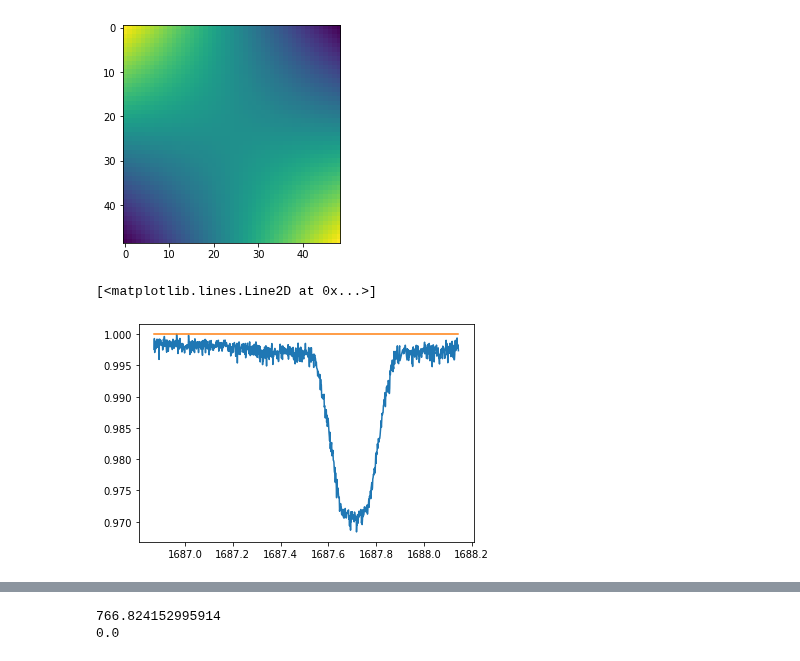
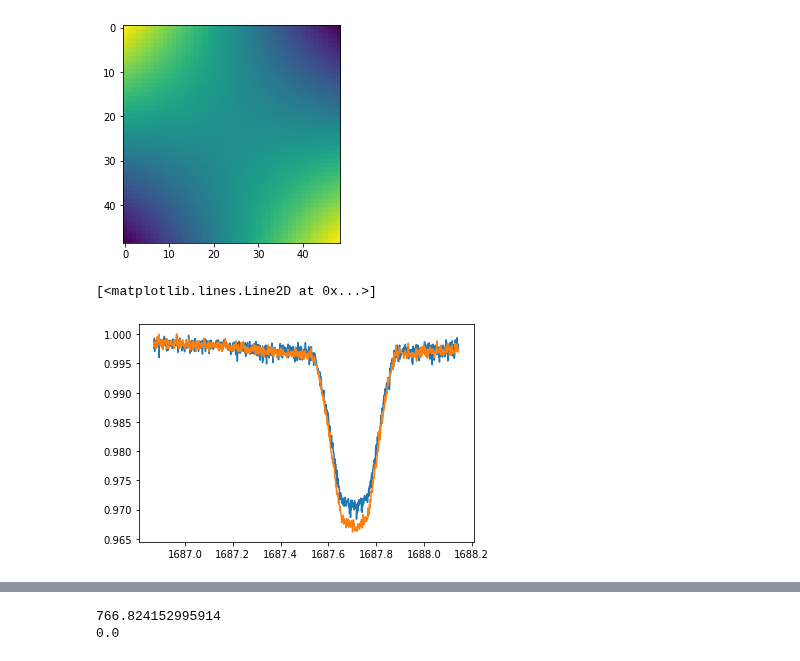
Before and after one commit to afeinstein20/eleanor, a Jupyter notebook: experiments/quick_psf_demo.ipynb, the cells around one changed output, grey strips where cells are left out. Cells and saved outputs as stored; diff of their text form; code cells hidden in the pictures.

```diff
--- a/experiments/quick_psf_demo.ipynb
+++ b/experiments/quick_psf_demo.ipynb
@@ -60,9 +45,9 @@ plt.imshow(zern.zernike(3).eval(session=sess) * (x ** 2 + y ** 2 < (s//2) ** 2))
 # %%
 time = sc.time[sq][start:end]
 photometry_flux = sc.to_lightcurve().flux[sq][start:end]
 plt.plot(time, photometry_flux / np.max(photometry_flux), label='aperture photometry')
-psf_flux = data.all_psf[:,0]
+psf_flux = np.sum(data.all_psf, axis=1)
 plt.plot(time, psf_flux[:end-start] / np.max(psf_flux[:end-start]))
 # %% [output]
 [<matplotlib.lines.Line2D at 0x...>]
-[figure, old version]
+[figure, new version]
```
Also changed, not shown: parts of 5 cells of this notebook, 3 other files.
